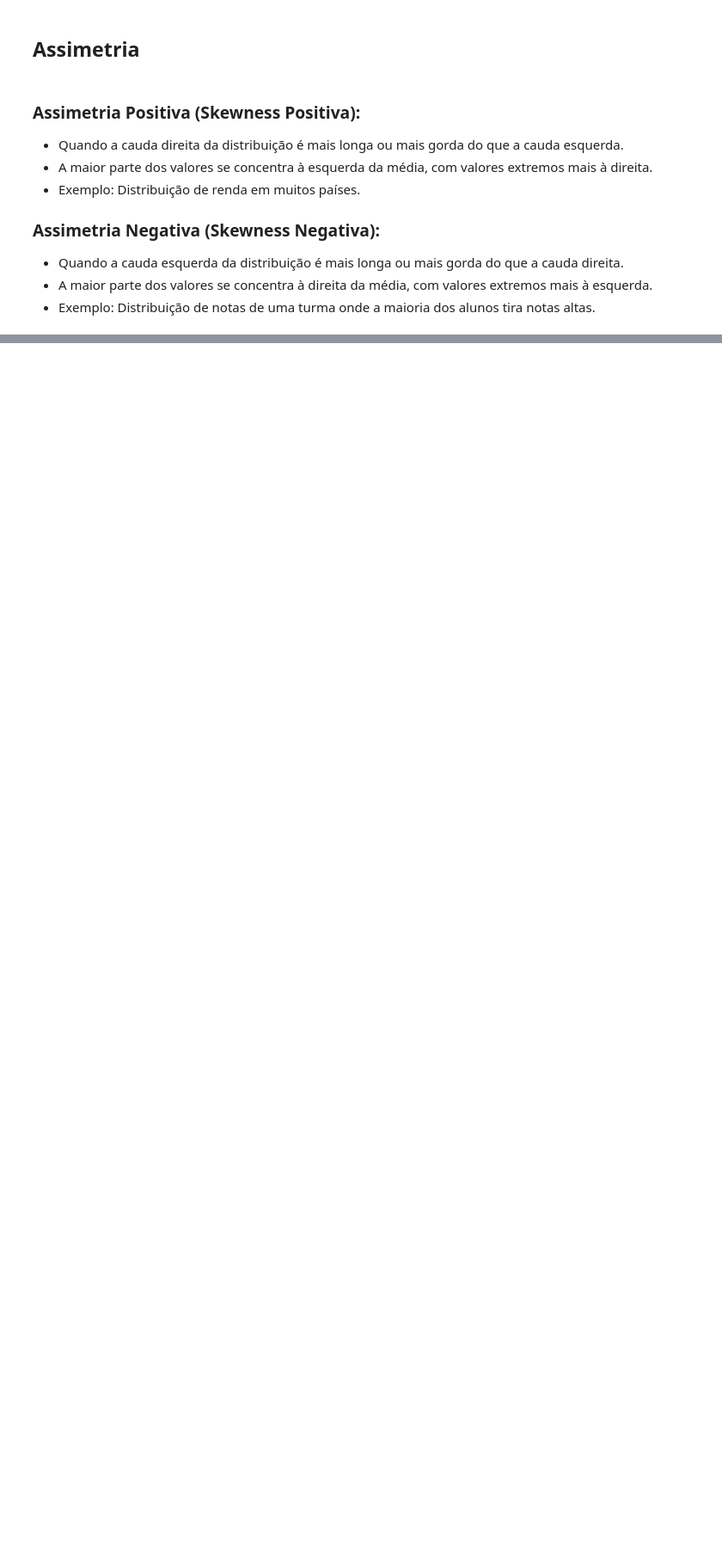
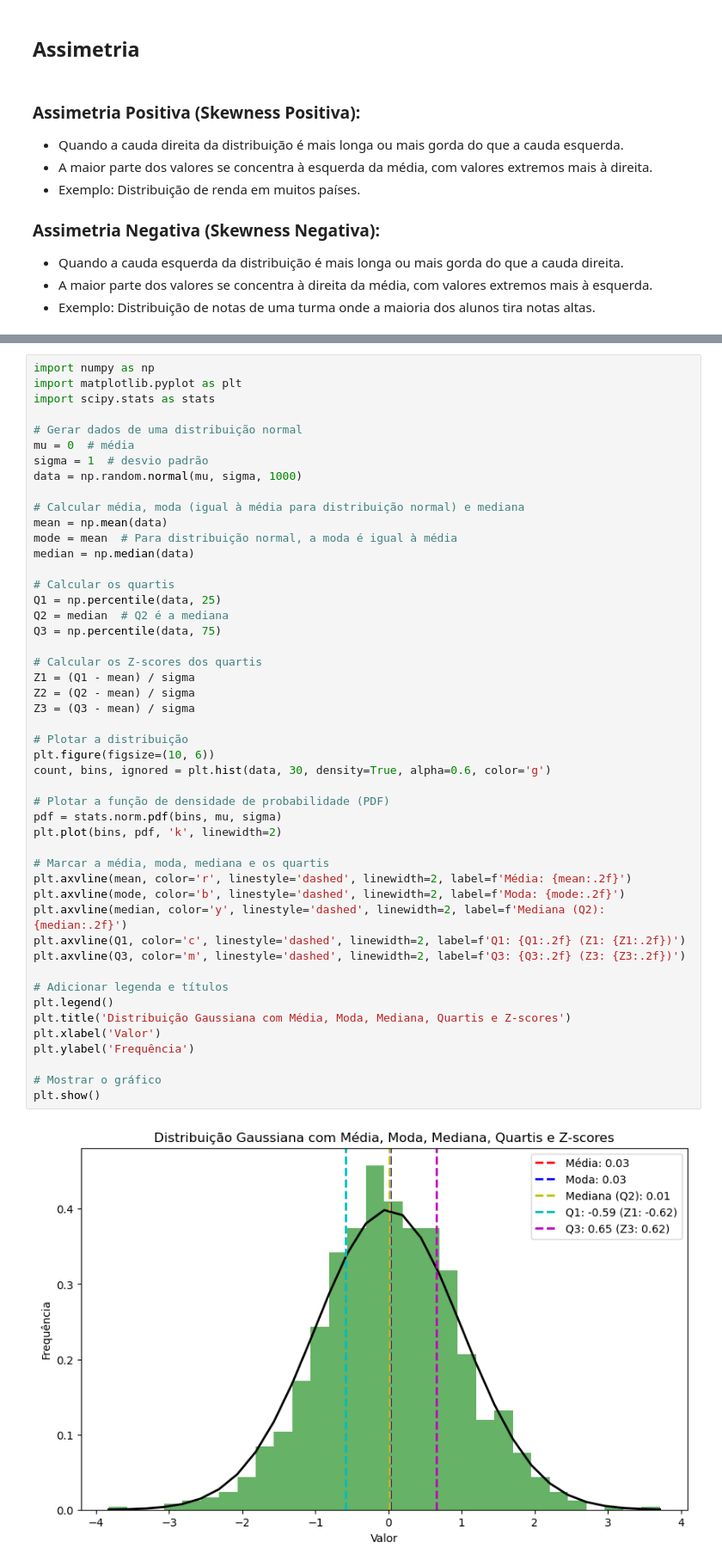
Before and after one commit to tiagomartins03/Data-Science, a Jupyter notebook: 6_Distribuicao_Normal/main.ipynb, the cells around one changed output, grey strips where cells are left out. Shown at 86% size. Drawn from its saved outputs; the diff is of its cells as text; blank space fills up the shorter version.

Commit message:
Z-score

```diff
--- a/6_Distribuicao_Normal/main.ipynb
+++ b/6_Distribuicao_Normal/main.ipynb
@@ -26,0 +29,50 @@
+# %%
+import numpy as np
+import matplotlib.pyplot as plt
+import scipy.stats as stats
+
+# Gerar dados de uma distribuição normal
+mu = 0  # média
+sigma = 1  # desvio padrão
+data = np.random.normal(mu, sigma, 1000)
+
+# Calcular média, moda (igual à média para distribuição normal) e mediana
+mean = np.mean(data)
+mode = mean  # Para distribuição normal, a moda é igual à média
+median = np.median(data)
+
+# Calcular os quartis
+Q1 = np.percentile(data, 25)
+Q2 = median  # Q2 é a mediana
+Q3 = np.percentile(data, 75)
+
+# Calcular os Z-scores dos quartis
+Z1 = (Q1 - mean) / sigma
+Z2 = (Q2 - mean) / sigma
+Z3 = (Q3 - mean) / sigma
+
+# Plotar a distribuição
+plt.figure(figsize=(10, 6))
+count, bins, ignored = plt.hist(data, 30, density=True, alpha=0.6, color='g')
+
+# Plotar a função de densidade de probabilidade (PDF)
+pdf = stats.norm.pdf(bins, mu, sigma)
+plt.plot(bins, pdf, 'k', linewidth=2)
+
+# Marcar a média, moda, mediana e os quartis
+plt.axvline(mean, color='r', linestyle='dashed', linewidth=2, label=f'Média: {mean:.2f}')
+plt.axvline(mode, color='b', linestyle='dashed', linewidth=2, label=f'Moda: {mode:.2f}')
+plt.axvline(median, color='y', linestyle='dashed', linewidth=2, label=f'Mediana (Q2): {median:.2f}')
+plt.axvline(Q1, color='c', linestyle='dashed', linewidth=2, label=f'Q1: {Q1:.2f} (Z1: {Z1:.2f})')
+plt.axvline(Q3, color='m', linestyle='dashed', linewidth=2, label=f'Q3: {Q3:.2f} (Z3: {Z3:.2f})')
+
+# Adicionar legenda e títulos
+plt.legend()
+plt.title('Distribuição Gaussiana com Média, Moda, Mediana, Quartis e Z-scores')
+plt.xlabel('Valor')
+plt.ylabel('Frequência')
+
+# Mostrar o gráfico
+plt.show()
+# %% [output]
+[figure, added]
```
Also changed, not shown: parts of 2 cells of this notebook.
